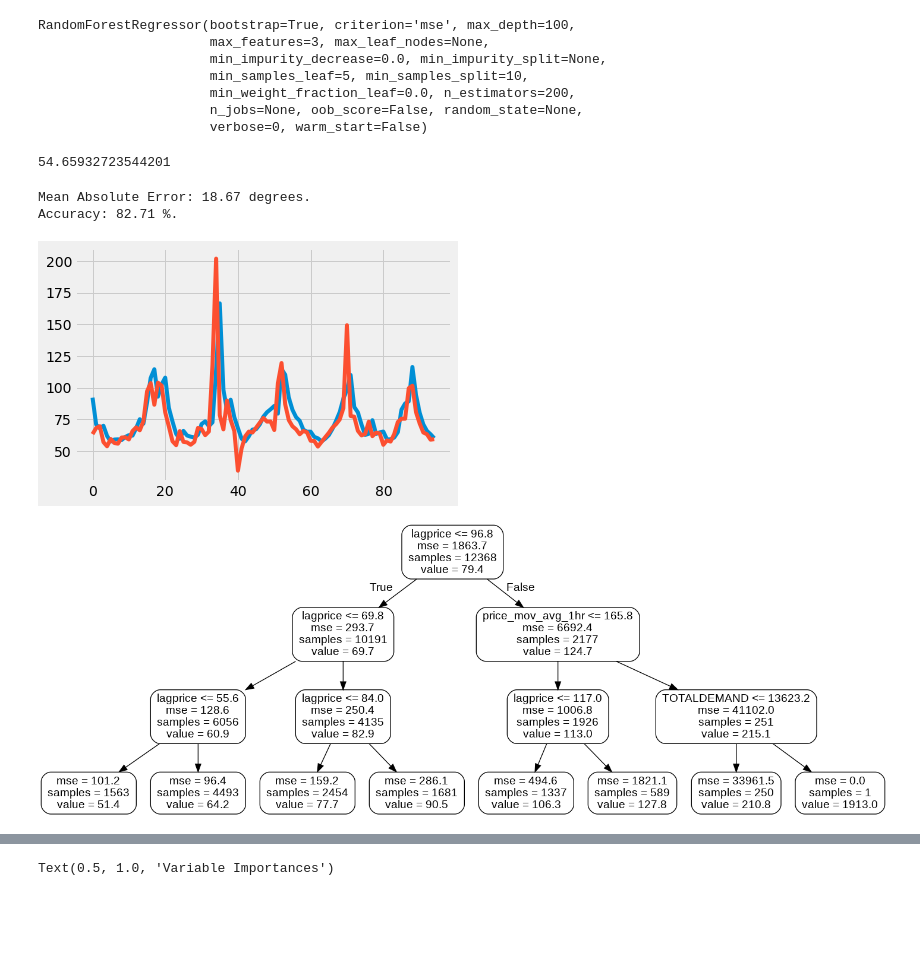
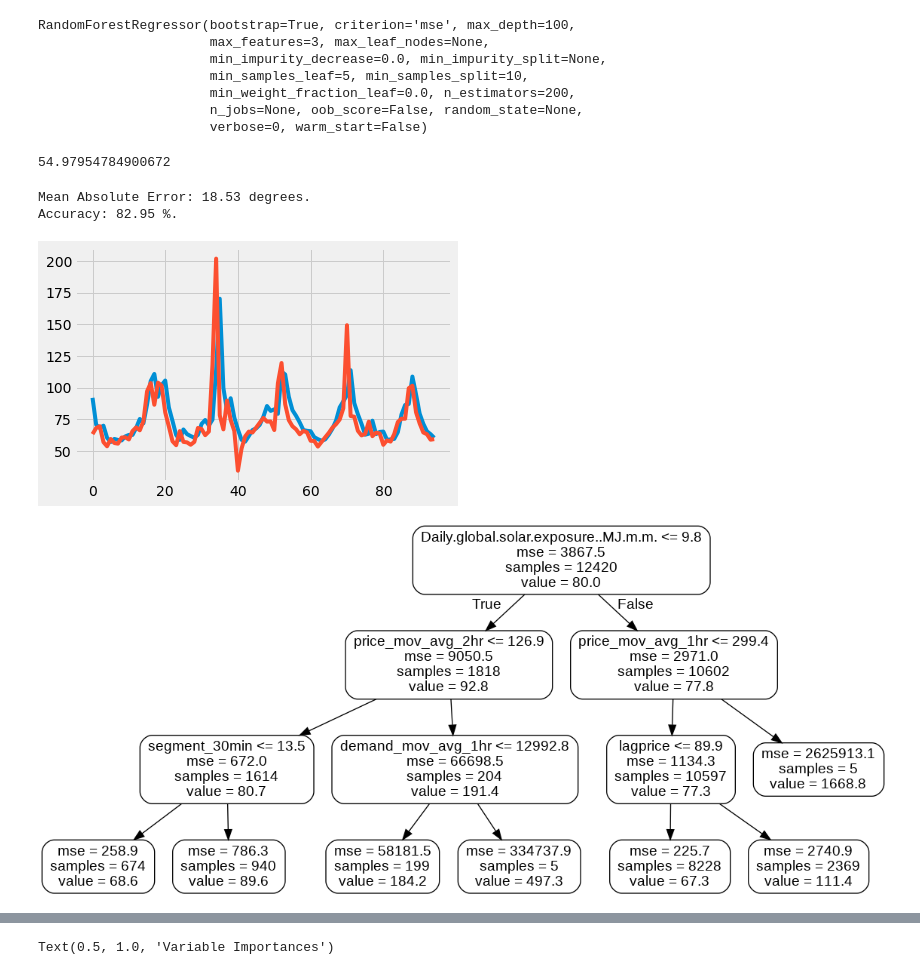
Before and after one commit to DonaldTurton/AT2_Advanced_Data_Algorithms, a Jupyter notebook: AT2_GetData.ipynb, the cells around one changed output, grey strips where cells are left out. Cells and saved outputs as stored; diff of their text form; code cells hidden in the pictures; blank space fills up the shorter version.

```diff
--- a/AT2_GetData.ipynb
+++ b/AT2_GetData.ipynb
@@ -518,7 +518,7 @@ from sklearn.tree import export_graphviz
 import pydot
 
 # Limit depth of tree to 3 levels
-rf_small = RandomForestRegressor(n_estimators=10, max_depth = 3)
+rf_small = RandomForestRegressor(bootstrap =  True, max_depth = 3, max_features = 'sqrt', min_samples_leaf = 4, min_samples_split = 5, n_estimators = 400)
 rf_small.fit(xTrain, yTrain)
 
 # Extract the small tree
@@ -681,9 +681,9 @@ predictions = rf.predict(xTest)
 #errors = abs(predictions - yTest)
 
 # Calculate the RMSE based on formula definition
-np.sqrt(((predictions - yTest) ** 2).mean()) #55
+np.sqrt(((predictions - yTest) ** 2).mean()) #54.979
 # %% [output]
-54.65932723544201
+54.97954784900672
 # %%
 # Lets calculate the accuracy of the model
 
@@ -699,10 +699,10 @@ mape = 100 * (errors / yTest)
 
 # Calculate and display accuracy
 accuracy = 100 - np.mean(mape)
-print('Accuracy:', round(accuracy, 2), '%.') #82.24
+print('Accuracy:', round(accuracy, 2), '%.') #82.95 and MAE = 18.53
 # %% [output]
-Mean Absolute Error: 18.67 degrees.
-Accuracy: 82.71 %.
+Mean Absolute Error: 18.53 degrees.
+Accuracy: 82.95 %.
 # %%
 # Lets plot the actual vs predicted results of the model
 
@@ -715,33 +715,33 @@ plt.plot(pred_sub)
 plt.plot(yTest_sub)
 plt.show()
 # %% [output]
-[figure, old version]
+[figure, new version]
 # %%
 # Plot a tree from the forest with 3 levels
 
 # Import tools needed for visualization
 from sklearn.tree import export_graphviz
 import pydot
 
 # Limit depth of tree to 3 levels
-rf_small = RandomForestRegressor(n_estimators=10, max_depth = 3)
+rf_small = RandomForestRegressor(bootstrap= True, max_depth=3, max_features= 3, min_samples_leaf= 5, min_samples_split= 10, n_estimators= 200)
 rf_small.fit(xTrain, yTrain)
 
 # Extract the small tree
 tree_small = rf_small.estimators_[5]
 
 # Save the tree as a png image
 export_graphviz(tree_small, out_file = 'small_tree.dot', feature_names = list(x.columns), rounded = True, precision = 1)
 (graph, ) = pydot.graph_from_dot_file('small_tree.dot')
 graph.write_png('small_tree_cv.png')
 
 
 # Print the image from the working directory
 
 from IPython.display import Image
 Image('small_tree_cv.png')
 # %% [output]
-[figure, old version]
+[figure, new version]
 # %%
 # Lets look at the feature importance
 
```
Also changed, not shown: parts of 14 cells of this notebook.
